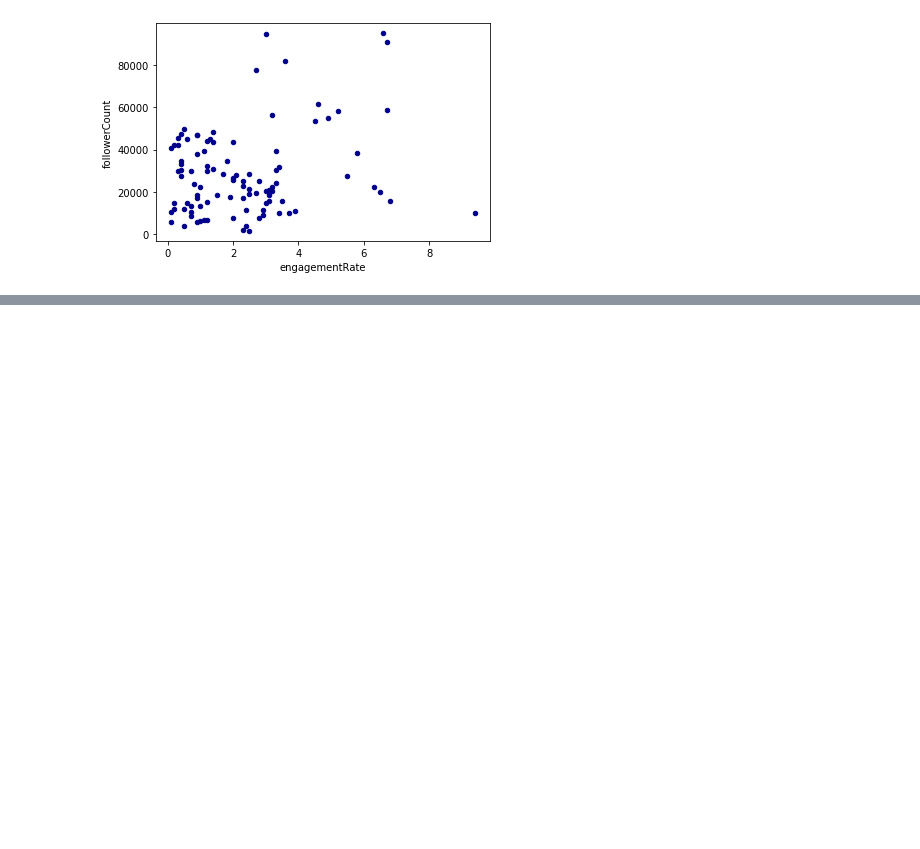
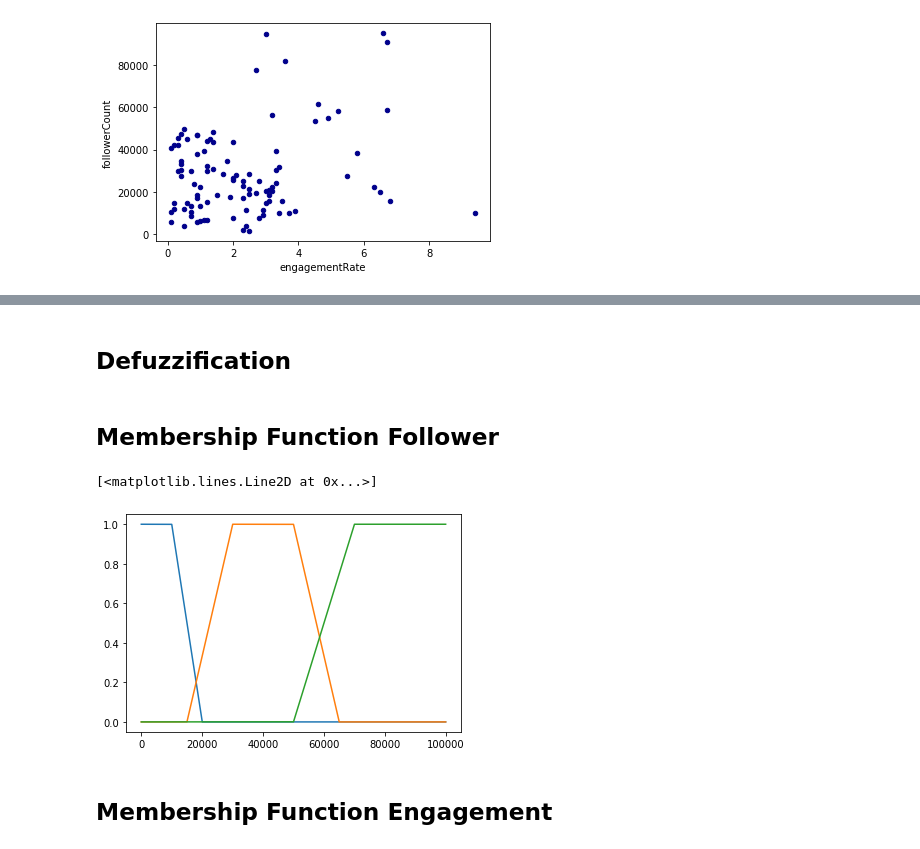
Before and after one commit to Razellion/Fuzzy-Influencer, a Jupyter notebook: Fuzzy Influencer.ipynb, the cells around one changed output, grey strips where cells are left out. Saved outputs shown, nothing was run; the diff lists cells and outputs as text; code cells hidden in the pictures; blank space fills up the shorter version.

```diff
--- a/Fuzzy Influencer.ipynb
+++ b/Fuzzy Influencer.ipynb
@@ -5,6 +8,7 @@ import pandas as pd
 # %% [markdown]
 ## Read CSV
 # %%
-data = pd.read_csv('influencers.csv', index_col = 'id')
+def read_csv():
+    return pd.read_csv('influencers.csv', index_col = 'id')
 # %%
-data
+data = read_csv()
@@ -56,0 +110,2 @@ data.plot.scatter(y='followerCount', x='engagementRate', c='DarkBlue')
+# %% [markdown]
+## Defuzzification
@@ -56,0 +116,40 @@ data.plot.scatter(y='followerCount', x='engagementRate', c='DarkBlue')
+# %% [markdown]
+## Membership Function Follower
+# %%
+def low_fol_calc(data):
+    if data <= 10000:
+        score = 1
+    elif 10000 < data <= 20000:
+        score = (20000-data)/(20000-10000)
+    else:
+        score = 0
+    return score
+
+def mid_fol_calc(data):
+    if  15000 < data <= 30000:
+        score = (data-15000)/(30000-15000)
+    elif 30000 < data <= 50000:
+        score = 1
+    elif 50000 < data <= 65000:
+        score = (65000-data)/(65000-50000)
+    else:
+        score = 0
+    return score
+
+def hi_fol_calc(data):
+    if data <= 50000:
+        score = 0
+    elif 50000 < data <= 70000:
+        score = (data-50000)/(70000-50000)
+    else:
+        score = 1
+    return score
+# %%
+plt.plot([low_fol_calc(i) for i in range(100001)])
+plt.plot([mid_fol_calc(i) for i in range(100001)])
+plt.plot([hi_fol_calc(i) for i in range(100001)])
+# %% [output]
+[<matplotlib.lines.Line2D at 0x...>]
+[figure, added]
+# %% [markdown]
+## Membership Function Engagement
```
Also changed, not shown: parts of 24 cells of this notebook.
